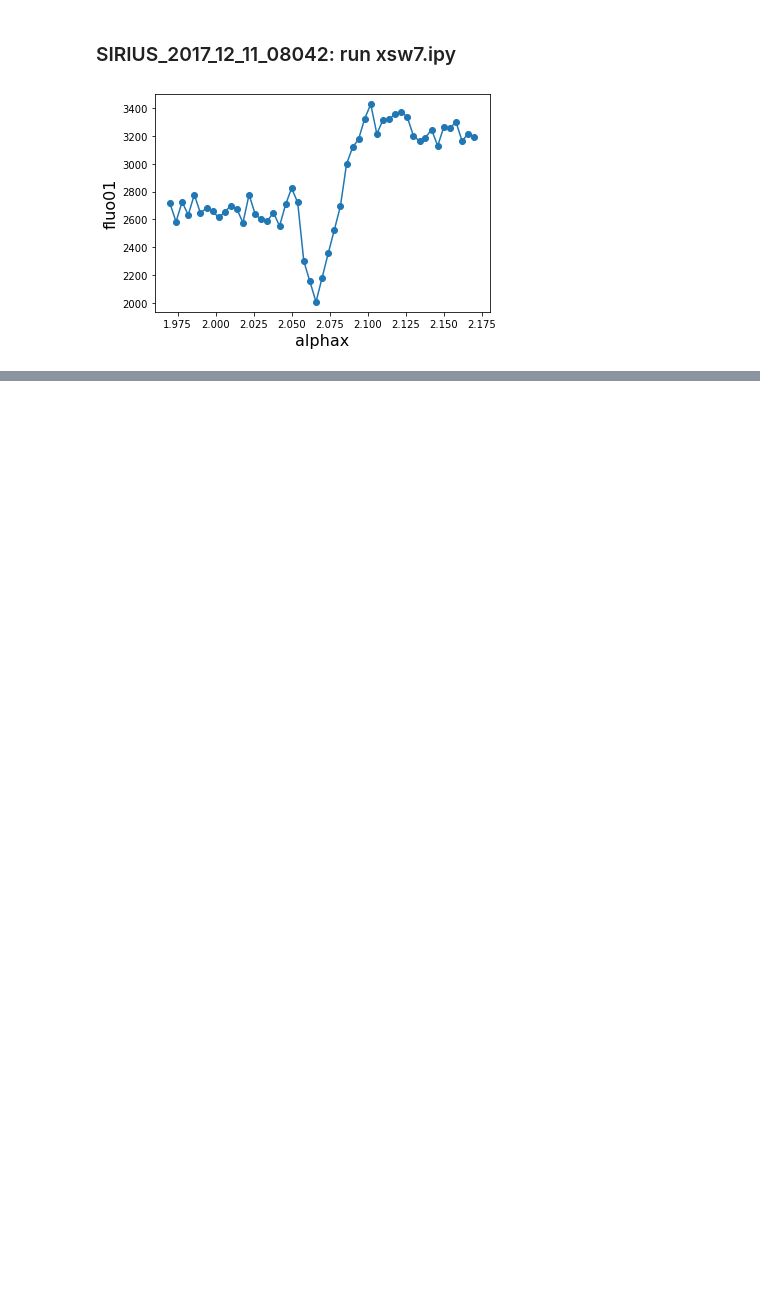
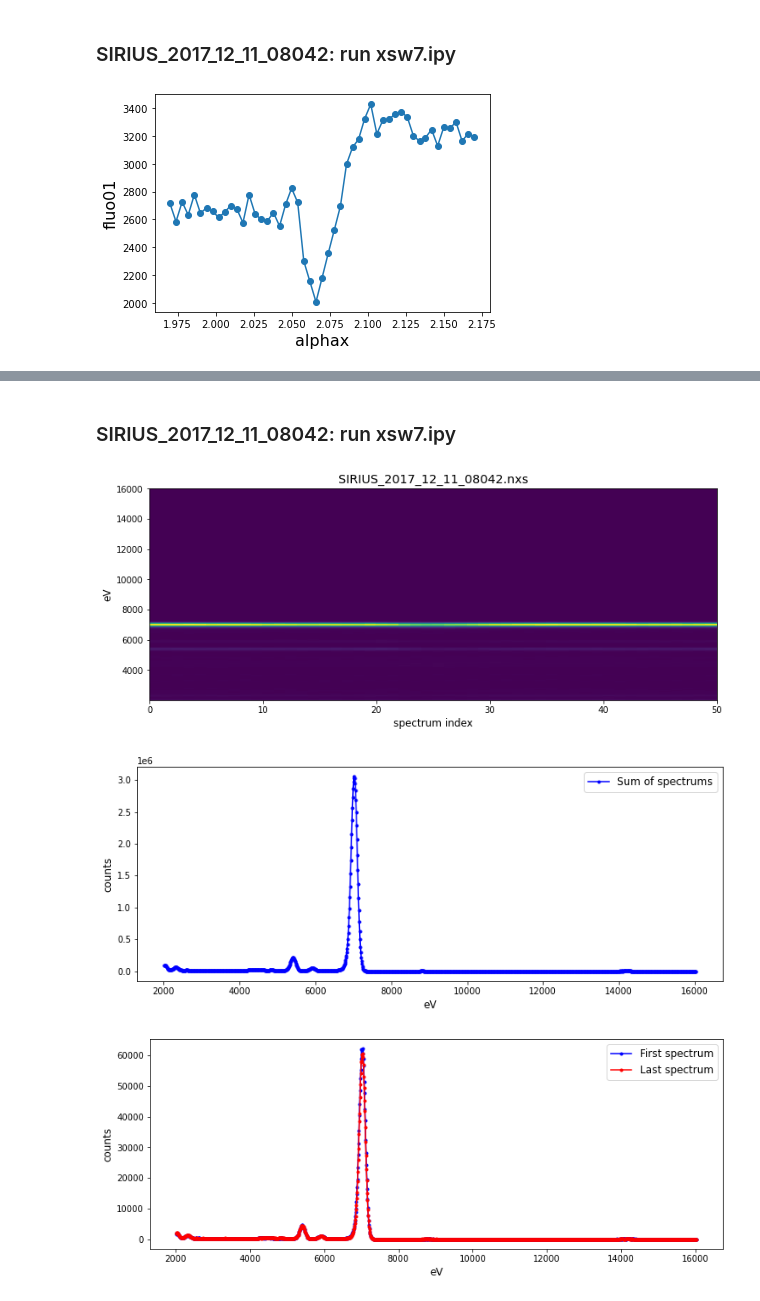
Before and after one commit to ArnaudHemmerle/JupyLabBook, a Jupyter notebook: Example.ipynb, the cells around one changed output, grey strips where cells are left out. Cells and saved outputs as stored; diff of their text form; code cells hidden in the pictures; blank space fills up the shorter version.

```diff
--- a/Example.ipynb
+++ b/Example.ipynb
@@ -440,3 +334,11 @@ CF.Extract_fluo_sum(nxs_filename='SIRIUS_2017_12_11_08042.nxs',working_dir=expt.
+# %% [markdown]
+### SIRIUS_2017_12_11_08042: run xsw7.ipy
+# %%
+CF.Extract_XRF(nxs_filename='SIRIUS_2017_12_11_08042.nxs',working_dir=expt.working_dir,recording_dir=expt.recording_dir,logz=False,list_elems=[0, 1, 2],first_channel=200,last_channel=1600,use_eV=True,gain=10.02,eV0=2.3,show_data_stamps=False,verbose=False,plot_spectrogram=True,plot_first_last=True,plot_sum=True)
+# %% [output]
+[figure, added]
+[figure, added]
+[figure, added]
 # %%
 FF.Choose_action(expt)
 # %% [output]
```
Also changed, not shown: parts of 37 cells of this notebook, 4 other files.
